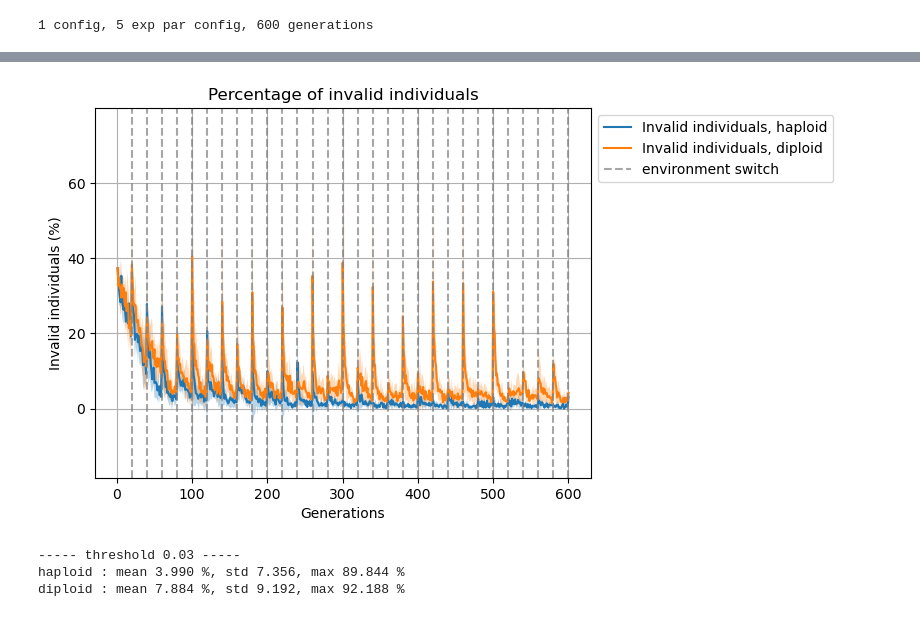
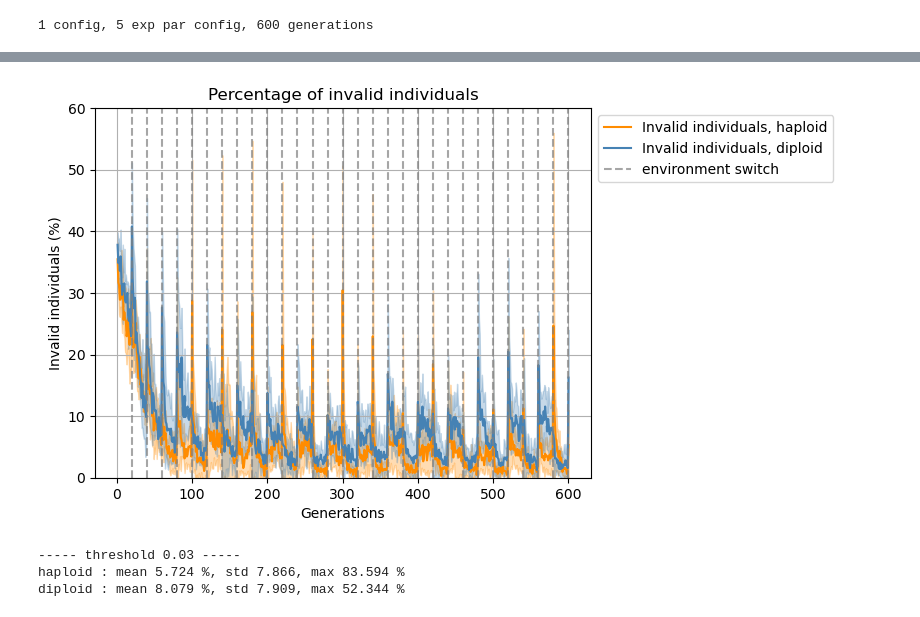
Before and after one commit to matteovacher/sgr-ecs-matteo, a Jupyter notebook: results_analysis/analysis9.ipynb, the cells around one changed output, grey strips where cells are left out. Saved outputs shown, nothing was run; the diff lists cells and outputs as text; code cells hidden in the pictures.

```diff
--- a/results_analysis/analysis9.ipynb
+++ b/results_analysis/analysis9.ipynb
@@ -45,7 +45,7 @@ def load_dominance_csv(path, id_exp, type_genome) :
 Please change the direction of the results you want to analyze :
 # %%
 # to change
-path = 'final9'
+path = 'final10'
 number = 1
 # end of to change
 
@@ -125,8 +125,8 @@ for k in range(haploid_data_config['number_of_config']) :
         plt.figure()
         plt.title('{} - id {}'.format(path, id_exp))
 
-        plt.plot(generations, general_percents_haploid[k][i], label = 'Dominance equality, haploid')
-        plt.plot(generations, general_percents_diploid[k][i], label = 'Dominance equality, diploid')
+        plt.plot(generations, general_percents_haploid[k][i], label = 'Dominance equality, haploid', color = 'darkorange')
+        plt.plot(generations, general_percents_diploid[k][i], label = 'Dominance equality, diploid', color = 'steelblue')
         plt.xlabel('Generations')
         plt.ylabel('Dominance equality (%)')
         plt.grid(True, which = 'both')
@@ -151,10 +151,10 @@ for i in range(haploid_data_config['number_of_config']) :
     plt.figure()
     plt.title('threshold {:.2f}'.format(threshold))
 
-    plt.plot(generations, mean_haploid, label = 'Dominance equality, haploid')
-    plt.fill_between(generations, mean_haploid - std_haploid, mean_haploid + std_haploid, alpha = 0.3)
-    plt.plot(generations, mean_diploid, label = 'Dominance equality, diploid')
-    plt.fill_between(generations, mean_diploid - std_diploid, mean_diploid + std_diploid, alpha = 0.3)
+    plt.plot(generations, mean_haploid, label = 'Dominance equality, haploid', color = 'darkorange')
+    plt.fill_between(generations, mean_haploid - std_haploid, mean_haploid + std_haploid, alpha = 0.3, color = 'darkorange')
+    plt.plot(generations, mean_diploid, label = 'Dominance equality, diploid', color = 'steelblue')
+    plt.fill_between(generations, mean_diploid - std_diploid, mean_diploid + std_diploid, alpha = 0.3, color = 'steelblue')
     plt.xlabel('Generations')
     plt.ylabel('Dominance equality (%)')
     plt.grid(True, which = 'both')
@@ -231,8 +231,8 @@ for k in range(haploid_data_config['number_of_config']) :
         plt.figure()
         plt.title('{} - id {}'.format(path, id_exp))
 
-        plt.plot(generations, general_invalid_haploid[k][i], label = 'Invalid individuals, haploid')
-        plt.plot(generations, general_invalid_diploid[k][i], label = 'Invalid individuals, diploid')
+        plt.plot(generations, general_invalid_haploid[k][i], label = 'Invalid individuals, haploid', color = 'darkorange')
+        plt.plot(generations, general_invalid_diploid[k][i], label = 'Invalid individuals, diploid', color = 'steelblue')
         plt.xlabel('Generations')
         plt.ylabel('Invalid individuals (%)')
         plt.grid(True, which = 'both')
@@ -248,27 +248,28 @@ for k in range(haploid_data_config['number_of_config']) :
 # %%
 for i in range(haploid_data_config['number_of_config']) :
     threshold = haploid_data_config['threshold_weight'] + i * haploid_data_config['threshold_var']
 
     mean_haploid = np.mean(general_invalid_haploid[i], axis = 0)
     mean_diploid = np.mean(general_invalid_diploid[i], axis = 0)
     std_haploid = np.std(general_invalid_haploid[i], axis = 0)
     std_diploid = np.std(general_invalid_diploid[i], axis = 0)
 
     plt.figure()
     plt.title('Percentage of invalid individuals')
 
-    plt.plot(generations, mean_haploid, label = 'Invalid individuals, haploid')
-    plt.fill_between(generations, mean_haploid - std_haploid, mean_haploid + std_haploid, alpha = 0.3)
-    plt.plot(generations, mean_diploid, label = 'Invalid individuals, diploid')
-    plt.fill_between(generations, mean_diploid - std_diploid, mean_diploid + std_diploid, alpha = 0.3)
+    plt.plot(generations, mean_haploid, label = 'Invalid individuals, haploid', color = 'darkorange')
+    plt.fill_between(generations, mean_haploid - std_haploid, mean_haploid + std_haploid, alpha = 0.3, color = 'darkorange')
+    plt.plot(generations, mean_diploid, label = 'Invalid individuals, diploid', color = 'steelblue')
+    plt.fill_between(generations, mean_diploid - std_diploid, mean_diploid + std_diploid, alpha = 0.3, color = 'steelblue')
     plt.xlabel('Generations')
     plt.ylabel('Invalid individuals (%)')
+    plt.ylim([0, 60])
     plt.grid(True, which = 'both')
     add_env_switch_lines(haploid_data_config, generations)
     plt.legend(bbox_to_anchor=(1,1), loc = 'upper left')
     plt.show()
 # %% [output]
-[figure, old version]
+[figure, new version]
 # %%
 for i in range(haploid_data_config['number_of_config']) :
     threshold = haploid_data_config['threshold_weight'] + i * haploid_data_config['threshold_var']
@@ -282,5 +283,5 @@ for i in range(haploid_data_config['number_of_config']) :
     print()
 # %% [output]
 ----- threshold 0.03 -----
-haploid : mean 3.990 %, std 7.356, max 89.844 %
-diploid : mean 7.884 %, std 9.192, max 92.188 %
+haploid : mean 5.724 %, std 7.866, max 83.594 %
+diploid : mean 8.079 %, std 7.909, max 52.344 %
```
Also changed, not shown: parts of 5 cells of this notebook, 9 other files.
